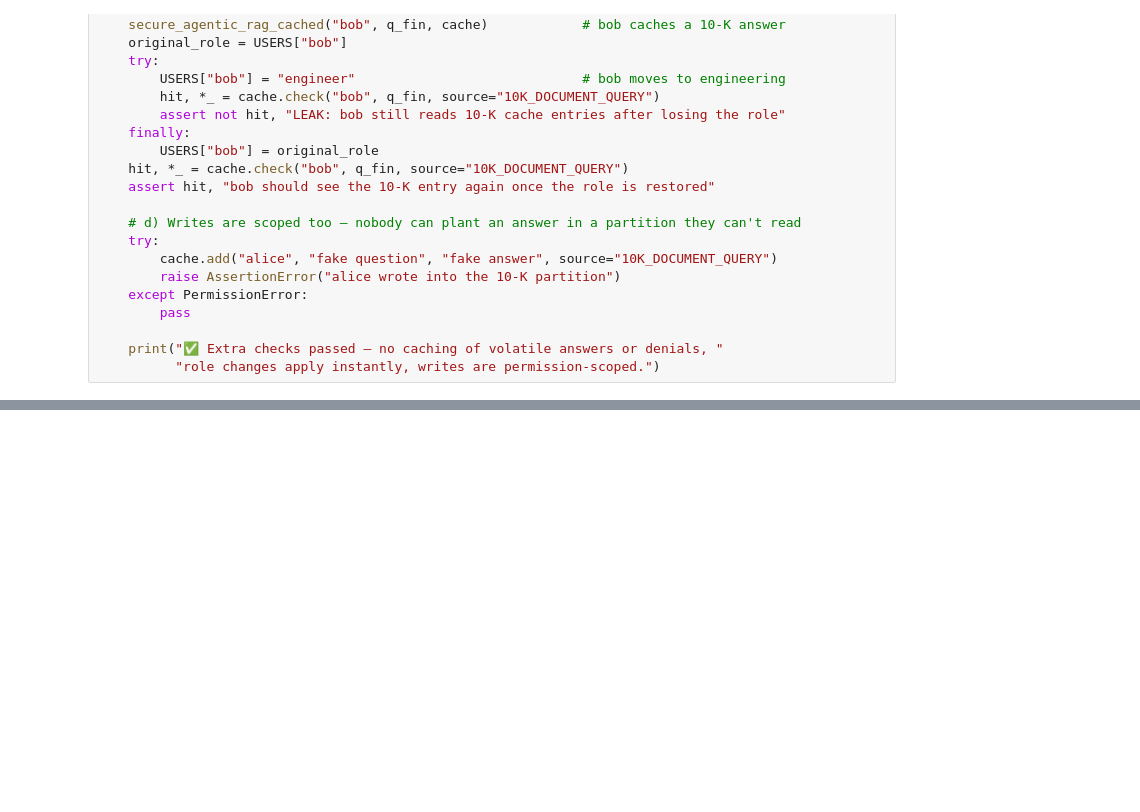
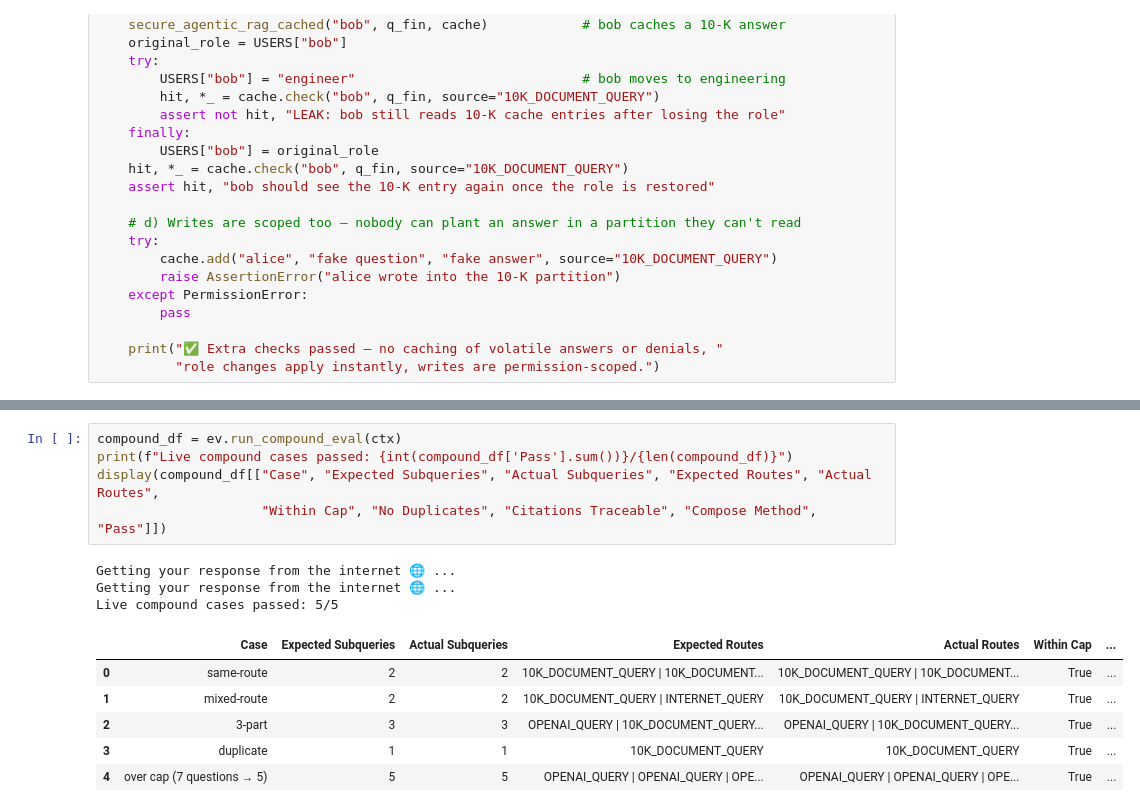
Before and after one commit to anuraglahon16/agentic-router-assignment, a Jupyter notebook: 001. Agentic Router.ipynb, the cells around one changed output, grey strips where cells are left out. Cells and saved outputs as stored; diff of their text form; blank space fills up the shorter version.

```diff
--- a/001. Agentic Router.ipynb
+++ b/001. Agentic Router.ipynb
@@ -1951,0 +1569,15 @@ bob     | finance_analyst  | 10K_DOCUMENT_QUERY  | ALLOW    | MISS   | 3088
+# %%
+compound_df = ev.run_compound_eval(ctx)
+print(f"Live compound cases passed: {int(compound_df['Pass'].sum())}/{len(compound_df)}")
+display(compound_df[["Case", "Expected Subqueries", "Actual Subqueries", "Expected Routes", "Actual Routes",
+                     "Within Cap", "No Duplicates", "Citations Traceable", "Compose Method", "Pass"]])
+# %% [output]
+Getting your response from the internet 🌐 ...
+Getting your response from the internet 🌐 ...
+Live compound cases passed: 5/5
+|  | Case | Expected Subqueries | Actual Subqueries | Expected Routes | Actual Routes | Within Cap | ... |
+| 0 | same-route | 2 | 2 | 10K_DOCUMENT_QUERY | 10K_DOCUMENT... | 10K_DOCUMENT_QUERY | 10K_DOCUMENT... | True | ... |
+| 1 | mixed-route | 2 | 2 | 10K_DOCUMENT_QUERY | INTERNET_QUERY | 10K_DOCUMENT_QUERY | INTERNET_QUERY | True | ... |
+| 2 | 3-part | 3 | 3 | OPENAI_QUERY | 10K_DOCUMENT_QUERY... | OPENAI_QUERY | 10K_DOCUMENT_QUERY... | True | ... |
+| 3 | duplicate | 1 | 1 | 10K_DOCUMENT_QUERY | 10K_DOCUMENT_QUERY | True | ... |
+| 4 | over cap (7 questions → 5) | 5 | 5 | OPENAI_QUERY | OPENAI_QUERY | OPE... | OPENAI_QUERY | OPENAI_QUERY | OPE... | True | ... |
```
Also changed, not shown: parts of 51 cells of this notebook, 15 other files.
